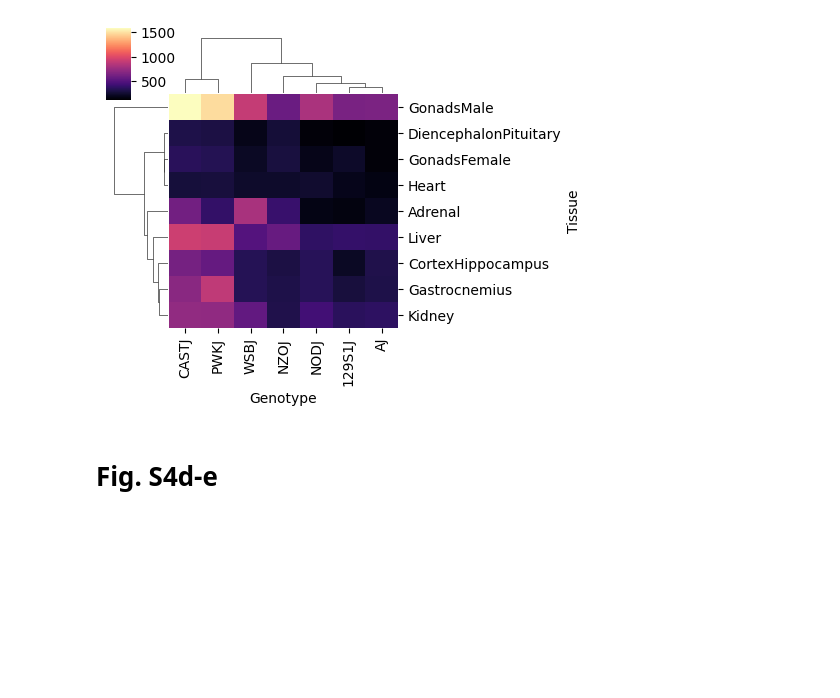
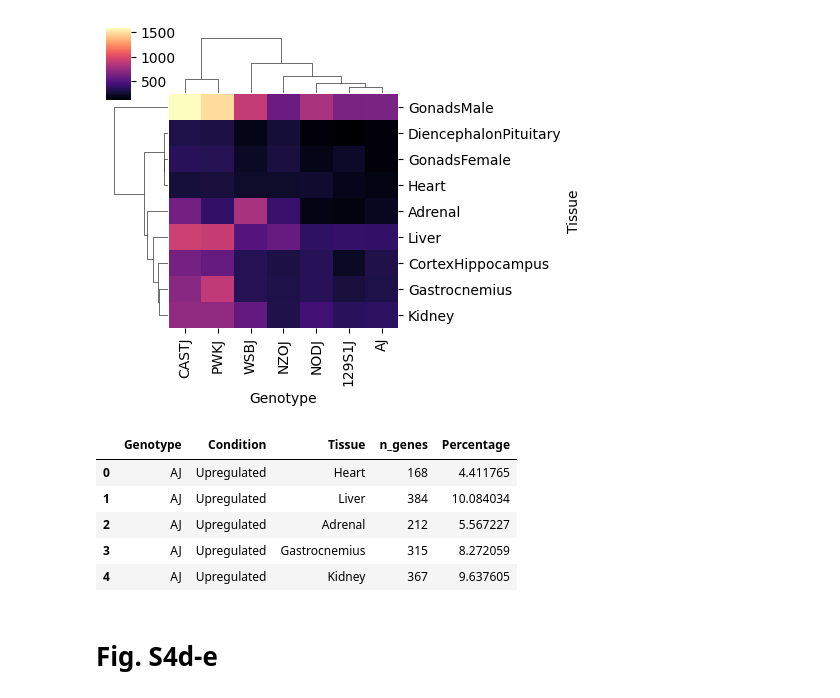
Before and after one commit to mortazavilab/8cube_manuscript, a Jupyter notebook: notebooks/Supp_Fig4.ipynb, the cells around one changed output. Cells and saved outputs as stored; diff of their text form; code cells hidden in the pictures; blank space fills up the shorter version.

```diff
--- a/notebooks/Supp_Fig4.ipynb
+++ b/notebooks/Supp_Fig4.ipynb
@@ -308,6 +469,15 @@ plt.savefig(f"../supp_fig4/geno_specific_tissue_specific_gene_hmap_all_tissues_p
 plt.show()
 # %% [output]
 [figure]
+# %%
+summary_df.head()
+# %% [output]
+|  | Genotype | Condition | Tissue | n_genes | Percentage |
+| 0 | AJ | Upregulated | Heart | 168 | 4.411765 |
+| 1 | AJ | Upregulated | Liver | 384 | 10.084034 |
+| 2 | AJ | Upregulated | Adrenal | 212 | 5.567227 |
+| 3 | AJ | Upregulated | Gastrocnemius | 315 | 8.272059 |
+| 4 | AJ | Upregulated | Kidney | 367 | 9.637605 |
 # %% [markdown]
 # Fig. S4d-e
 # %% [markdown]
```
Also changed, not shown: parts of 8 cells of this notebook, 3 other files.
